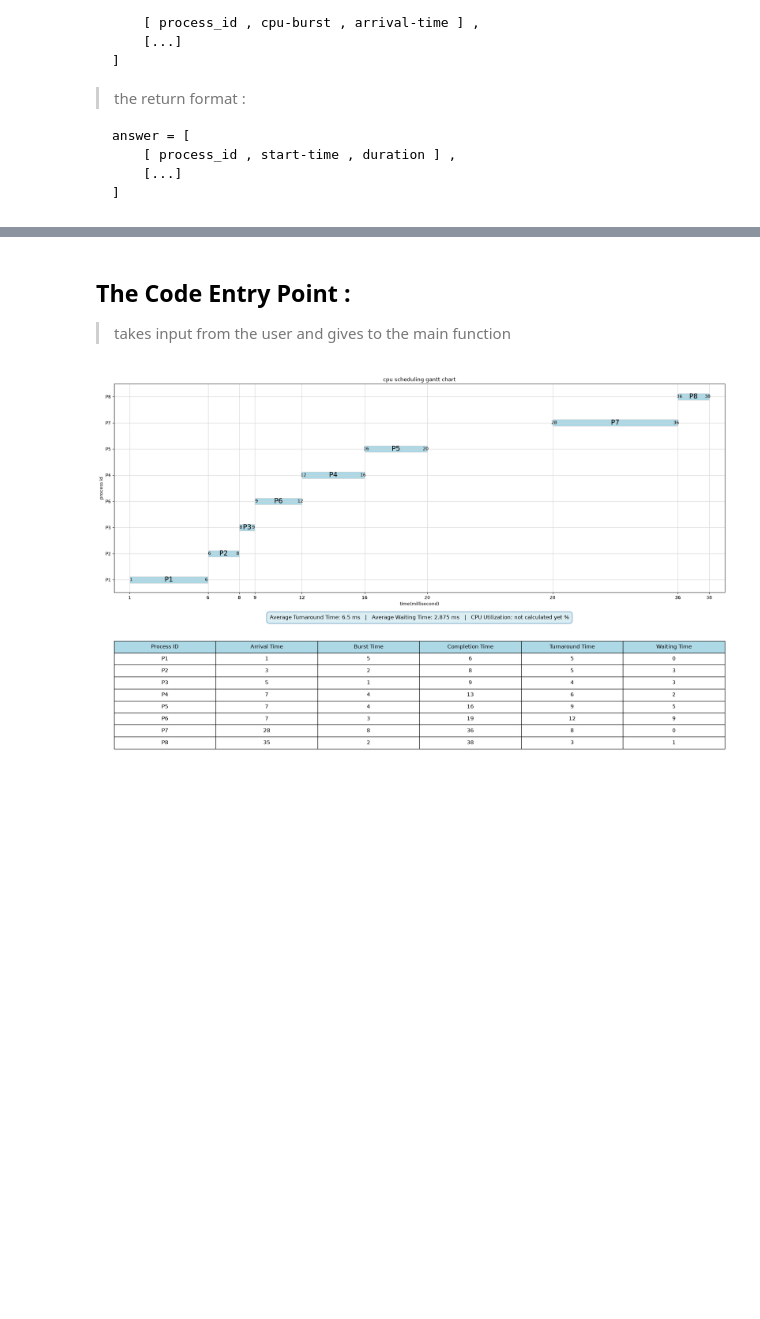
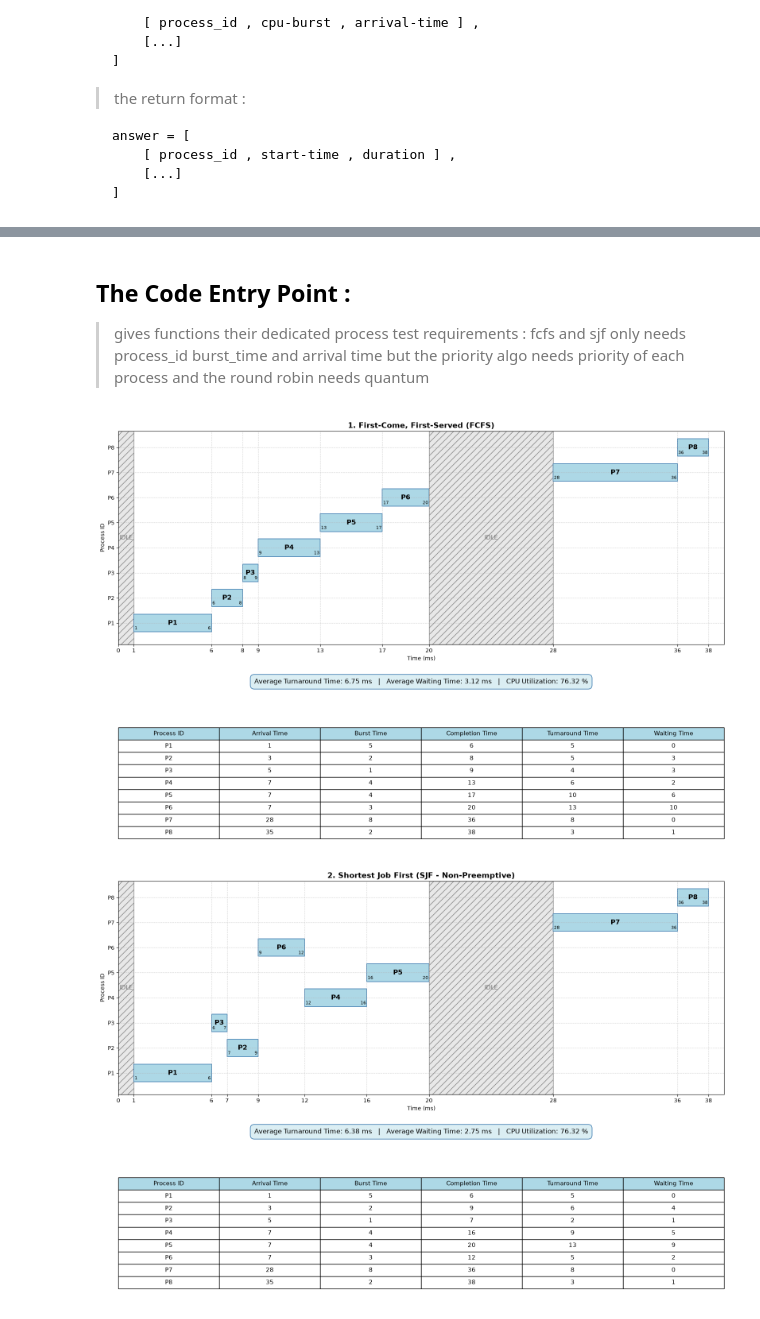
Before and after one commit to Abhinav08bhatt/cpu_process_gantt_chart, a Jupyter notebook: sim.ipynb, the cells around one changed output, grey strips where cells are left out. Saved outputs shown, nothing was run; the diff lists cells and outputs as text; code cells hidden in the pictures; blank space fills up the shorter version.

Commit message:
added priority & rr algo

```diff
--- a/sim.ipynb
+++ b/sim.ipynb
@@ -217,33 +481,48 @@ def main(option,question):
 # %% [markdown]
 ## The Code Entry Point :
 
-> takes input from the user and gives to the main function
+> gives functions their dedicated process test requirements : fcfs and sjf only needs process_id burst_time and arrival time but the priority algo needs priority of each process and the round robin needs quantum
 # %%
 if __name__ == "__main__":
-
-    # first come first serve question
-    question = [
-        ['P1',10,0],
-        ['P2',5,15],
-        ['P3',5,15],
-        ['P4',10,23],
-    ]
-
-    query_1 = [["P1", 4, 0], ["P2", 3, 1], ["P3", 1, 2], ["P4", 2, 3]]
-    query_2 = [["P1", 3, 0],["P2", 2, 5],["P3", 4, 8],]
-    query_3 = [["P1", 3, 4],["P2", 4, 2],["P3", 2, 4],["P4", 1, 10],]
 
     process_test = [
         ["P1", 5, 1],
         ["P2", 2, 3],
         ["P3", 1, 5],
         ["P4", 4, 7],
         ["P5", 4, 7],
         ["P6", 3, 7],
         ["P7", 8, 28],
         ["P8", 2, 35],
     ]
 
-    main(2,process_test)
+    process_test_priority = [
+        ["P1", 5, 1, 3],
+        ["P2", 2, 3, 1],
+        ["P3", 1, 5, 4],
+        ["P4", 4, 7, 2],
+        ["P5", 4, 7, 5],
+        ["P6", 3, 7, 3],
+        ["P7", 8, 28, 1],
+        ["P8", 2, 35, 2],
+    ]
+
+    # 1. First-Come, First-Served (FCFS)
+    fcfs_timeline = first_come_first_serve(process_test)
+    create_gantt_chart(fcfs_timeline,process_test,"1. First-Come, First-Served (FCFS)")
+
+    # 2. Shortest Job First (SJF - Non-Preemptive)
+    sjf_timeline = shortest_job_first(process_test)
+    create_gantt_chart(sjf_timeline,process_test,"2. Shortest Job First (SJF - Non-Preemptive)")
+
+    # 3. Priority Scheduling (Non-Preemptive)
+    priority_timeline = priority_non_preemptive(process_test_priority,False)
+    create_gantt_chart(priority_timeline,process_test_priority,"3. Priority Scheduling (Non-Preemptive)")
+
+    # 4. Round Robin (RR)
+    quantum = 2
+    rr_timeline = round_robin(process_test,quantum)
+    create_gantt_chart(rr_timeline,process_test,f"4. Round Robin (Quantum = {quantum} ms)")
 # %% [output]
-[figure, old version]
+[figure, new version]
+[figure, added]
```
Also changed, not shown: parts of 10 cells of this notebook, 4 other files.
